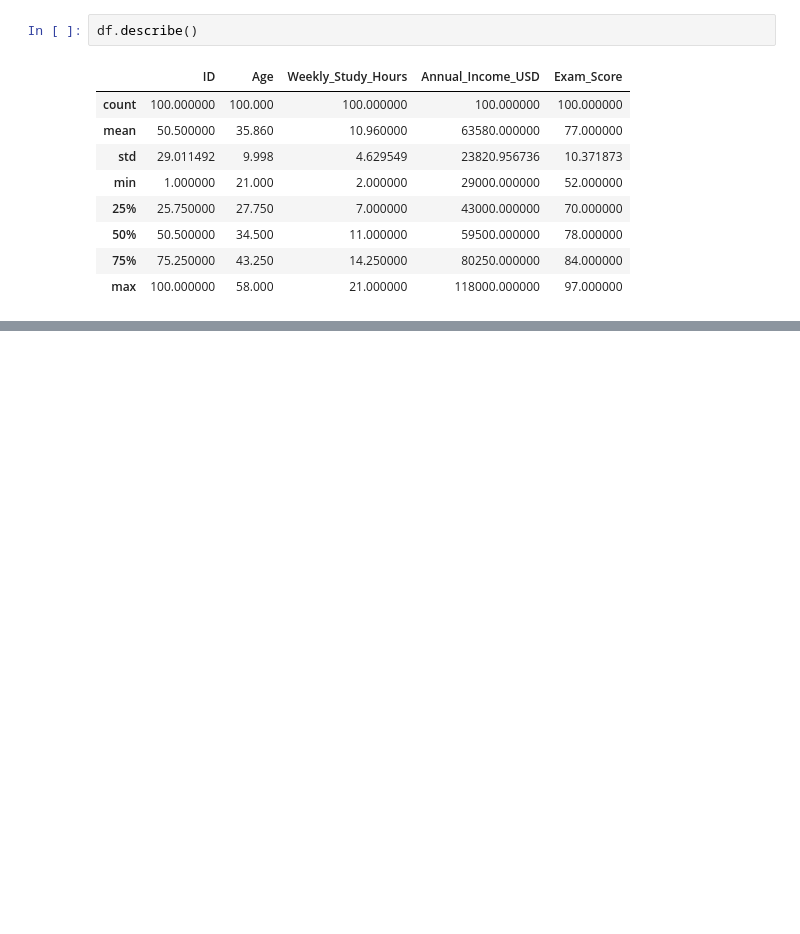
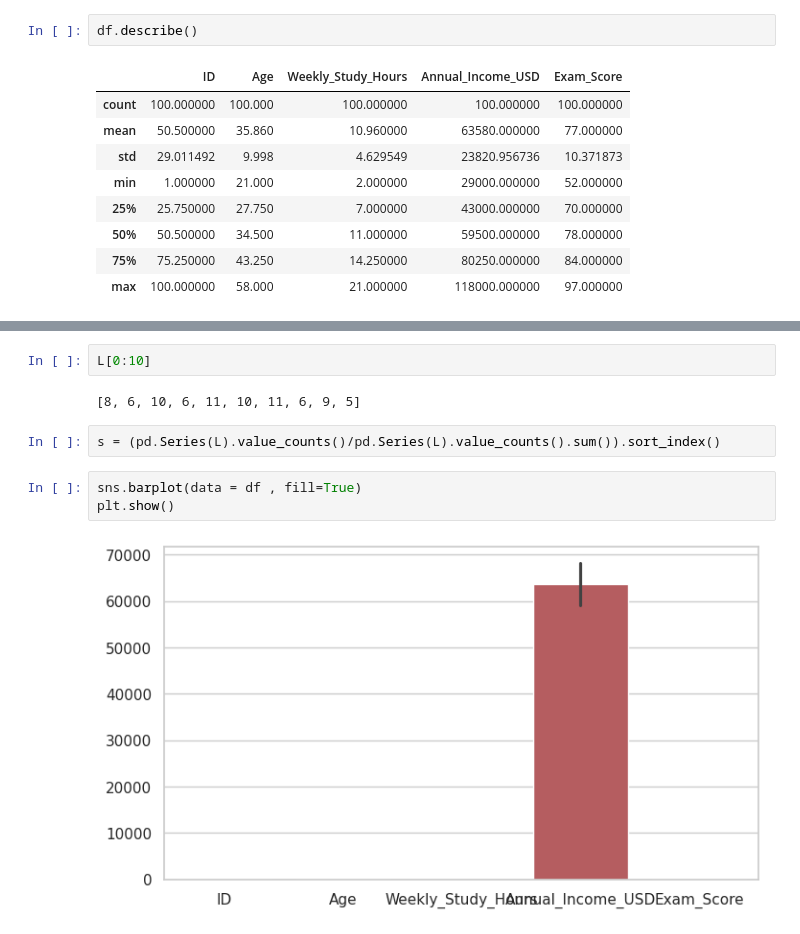
Before and after one commit to ariyan378/Statistics, a Jupyter notebook: Statistics_Experiment.ipynb, the cells around one changed output, grey strips where cells are left out. Cells and saved outputs as stored; diff of their text form; blank space fills up the shorter version.

```diff
--- a/Statistics_Experiment.ipynb
+++ b/Statistics_Experiment.ipynb
@@ -310,0 +324,11 @@ Target Inventory for 97.5% Service Level: 299.0 boxes
+# %%
+L[0:10]
+# %% [output]
+[8, 6, 10, 6, 11, 10, 11, 6, 9, 5]
+# %%
+s = (pd.Series(L).value_counts()/pd.Series(L).value_counts().sum()).sort_index()
+# %%
+sns.barplot(data = df , fill=True)
+plt.show()
+# %% [output]
+[figure, added]
```
Also changed, not shown: parts of 49 cells of this notebook.
